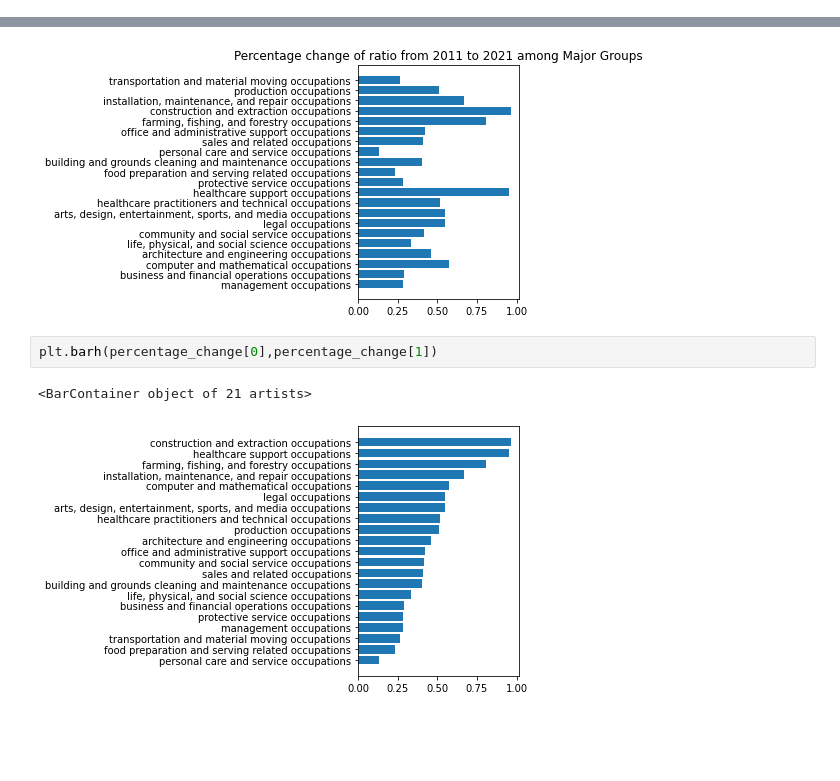
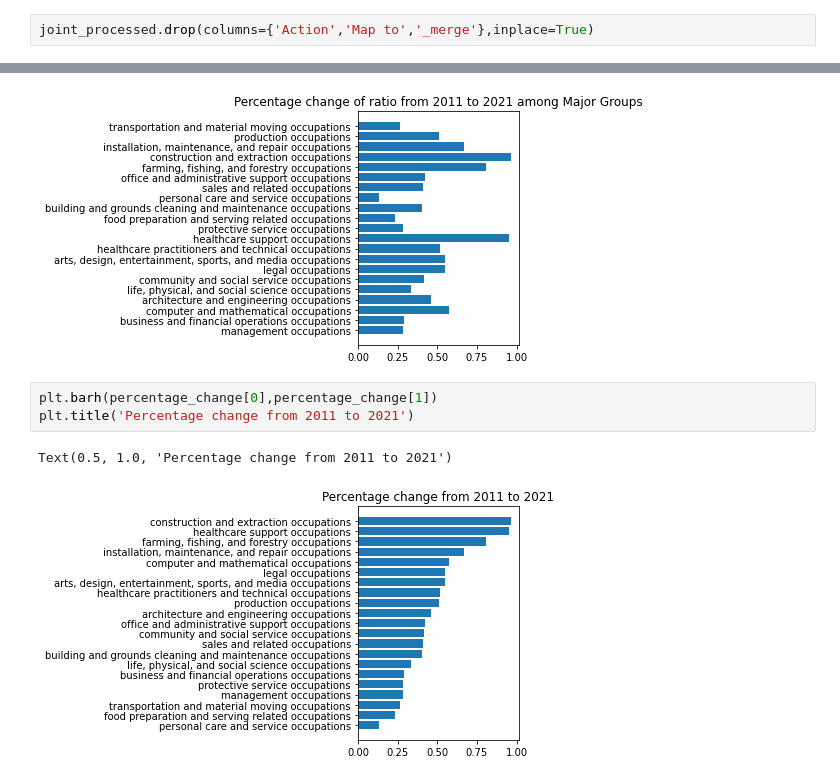
Before and after one commit to terencetan-c/4YP-The-Future-of-Work, a Jupyter notebook: Data cleaning/Data cleaning.ipynb, the cells around one changed output, grey strips where cells are left out. Saved outputs shown, nothing was run; the diff lists cells and outputs as text; blank space fills up the shorter version.

```diff
--- a/Data cleaning/Data cleaning.ipynb
+++ b/Data cleaning/Data cleaning.ipynb
@@ -284,6 +267,8 @@ joint_soc2=pd.merge(right=soc2018,left=z2,how='inner',left_on='Occupation',right
 df_processed = pd.concat([z,z2])
 # %%
 joint_processed=pd.merge(left=df_processed,right=soc2018,how='inner',left_on='Occupation',right_on='Occupation',indicator=True)
+# %%
+joint_processed.drop(columns={'Action','Map to','_merge'},inplace=True)
 # %% [markdown]
 Plots
 # %%
@@ -550,6 +531,7 @@ Text(0.5, 1.0, 'Percentage change of ratio from 2011 to 2021 among Major Groups'
 [figure]
 # %%
 plt.barh(percentage_change[0],percentage_change[1])
+plt.title('Percentage change from 2011 to 2021')
 # %% [output]
-<BarContainer object of 21 artists>
+Text(0.5, 1.0, 'Percentage change from 2011 to 2021')
-[figure, old version]
+[figure, new version]
```
Also changed, not shown: parts of 43 cells of this notebook, 17 other files.
